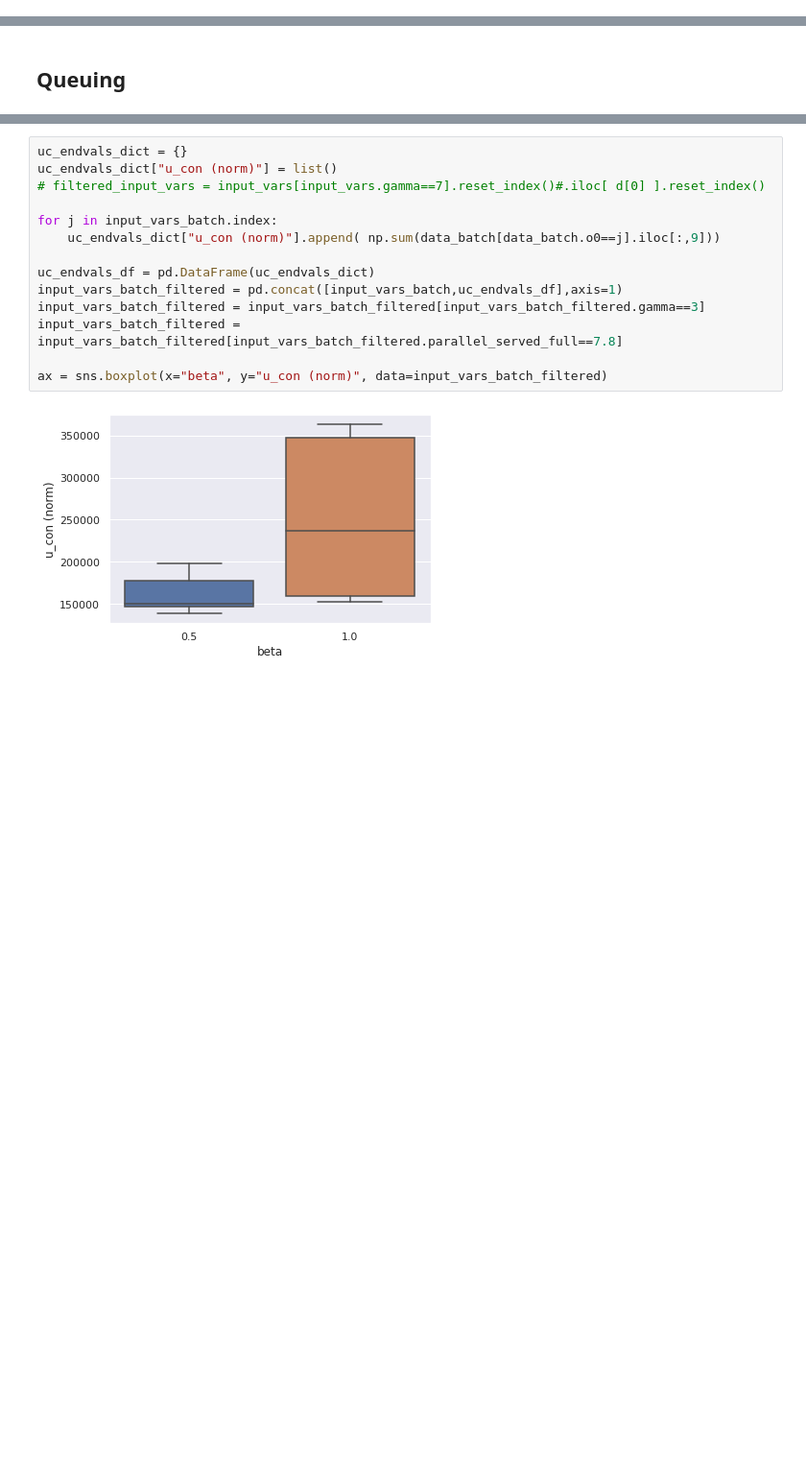
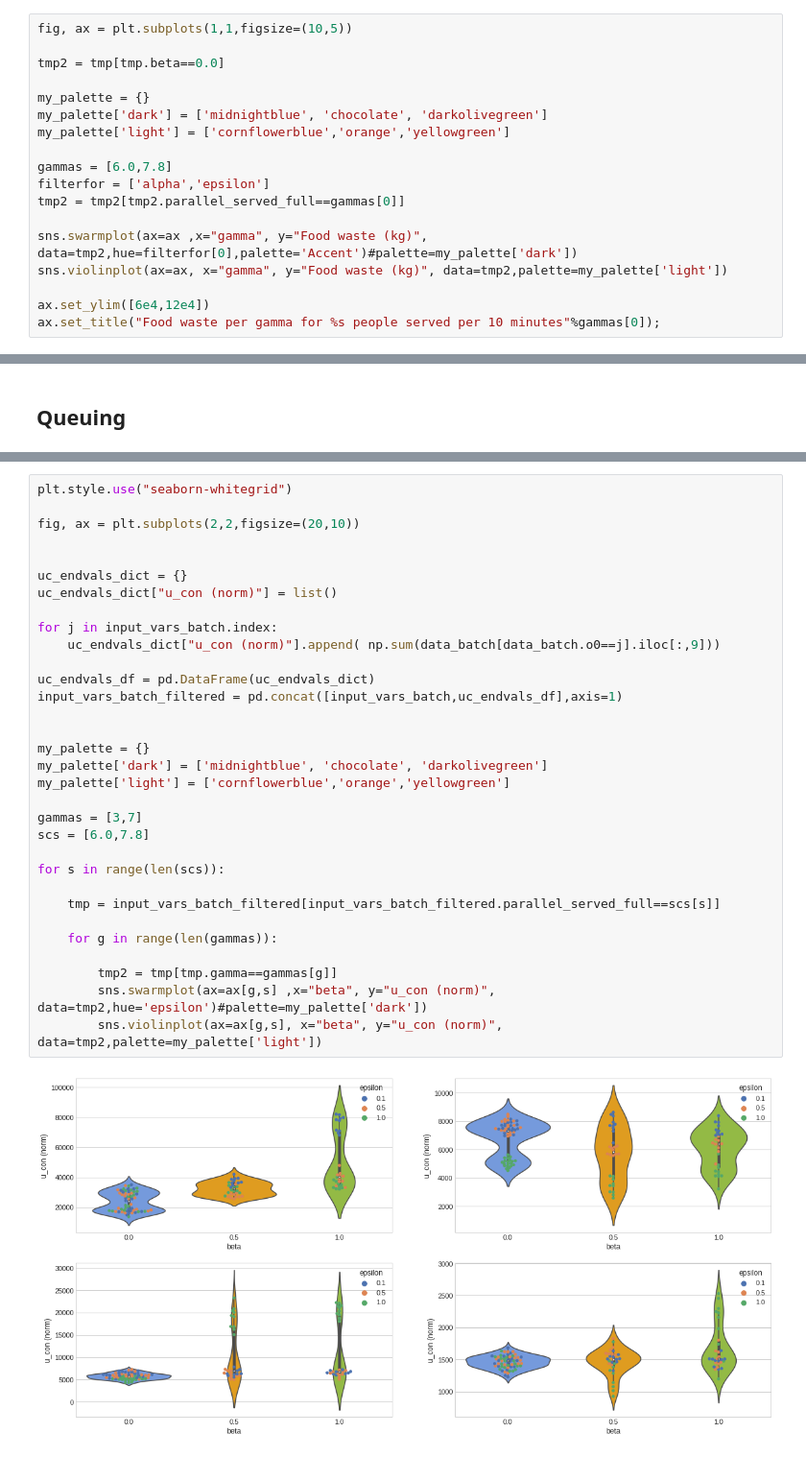
Before and after one commit to daanieo/FATM_ABM, a Jupyter notebook: results/sampling_base/Interpretation_sampling_base.ipynb, the cells around one changed output, grey strips where cells are left out. Shown at 96% size. Saved outputs shown, nothing was run; the diff lists cells and outputs as text; blank space fills up the shorter version.

```diff
--- a/results/sampling_base/Interpretation_sampling_base.ipynb
+++ b/results/sampling_base/Interpretation_sampling_base.ipynb
@@ -454,0 +375,18 @@ Gamma = 7 paars, gamma=21 oranje. alpha vars altijd 0 of 0.5
+# %%
+fig, ax = plt.subplots(1,1,figsize=(10,5))
+
+tmp2 = tmp[tmp.beta==0.0]
+
+my_palette = {}
+my_palette['dark'] = ['midnightblue', 'chocolate', 'darkolivegreen']
+my_palette['light'] = ['cornflowerblue','orange','yellowgreen']
+
+gammas = [6.0,7.8]
+filterfor = ['alpha','epsilon']
+tmp2 = tmp2[tmp2.parallel_served_full==gammas[0]]
+
+sns.swarmplot(ax=ax ,x="gamma", y="Food waste (kg)", data=tmp2,hue=filterfor[0],palette='Accent')#palette=my_palette['dark'])
+sns.violinplot(ax=ax, x="gamma", y="Food waste (kg)", data=tmp2,palette=my_palette['light'])
+
+ax.set_ylim([6e4,12e4])
+ax.set_title("Food waste per gamma for %s people served per 10 minutes"%gammas[0]);
@@ -589,16 +418,34 @@ fig = sns.clustermap(filtered_input_vars.iloc[:,[7,8,10,13]],cbar_pos=(1.0, .1,
 # %%
+plt.style.use("seaborn-whitegrid")
+
+fig, ax = plt.subplots(2,2,figsize=(20,10))
+
+
 uc_endvals_dict = {}
 uc_endvals_dict["u_con (norm)"] = list()
-# filtered_input_vars = input_vars[input_vars.gamma==7].reset_index()#.iloc[ d[0] ].reset_index()
 
 for j in input_vars_batch.index:
     uc_endvals_dict["u_con (norm)"].append( np.sum(data_batch[data_batch.o0==j].iloc[:,9]))
 
 uc_endvals_df = pd.DataFrame(uc_endvals_dict)
 input_vars_batch_filtered = pd.concat([input_vars_batch,uc_endvals_df],axis=1)
-input_vars_batch_filtered = input_vars_batch_filtered[input_vars_batch_filtered.gamma==3]
-input_vars_batch_filtered = input_vars_batch_filtered[input_vars_batch_filtered.parallel_served_full==7.8]
 
-ax = sns.boxplot(x="beta", y="u_con (norm)", data=input_vars_batch_filtered)
+
+my_palette = {}
+my_palette['dark'] = ['midnightblue', 'chocolate', 'darkolivegreen']
+my_palette['light'] = ['cornflowerblue','orange','yellowgreen']
+
+gammas = [3,7]
+scs = [6.0,7.8]
+
+for s in range(len(scs)):
+
+    tmp = input_vars_batch_filtered[input_vars_batch_filtered.parallel_served_full==scs[s]]
+
+    for g in range(len(gammas)):
+
+        tmp2 = tmp[tmp.gamma==gammas[g]]
+        sns.swarmplot(ax=ax[g,s] ,x="beta", y="u_con (norm)", data=tmp2,hue='epsilon')#palette=my_palette['dark'])
+        sns.violinplot(ax=ax[g,s], x="beta", y="u_con (norm)", data=tmp2,palette=my_palette['light'])
 # %% [output]
-[figure, old version]
+[figure, new version]
```
Also changed, not shown: parts of 31 cells of this notebook, 15 other files.
